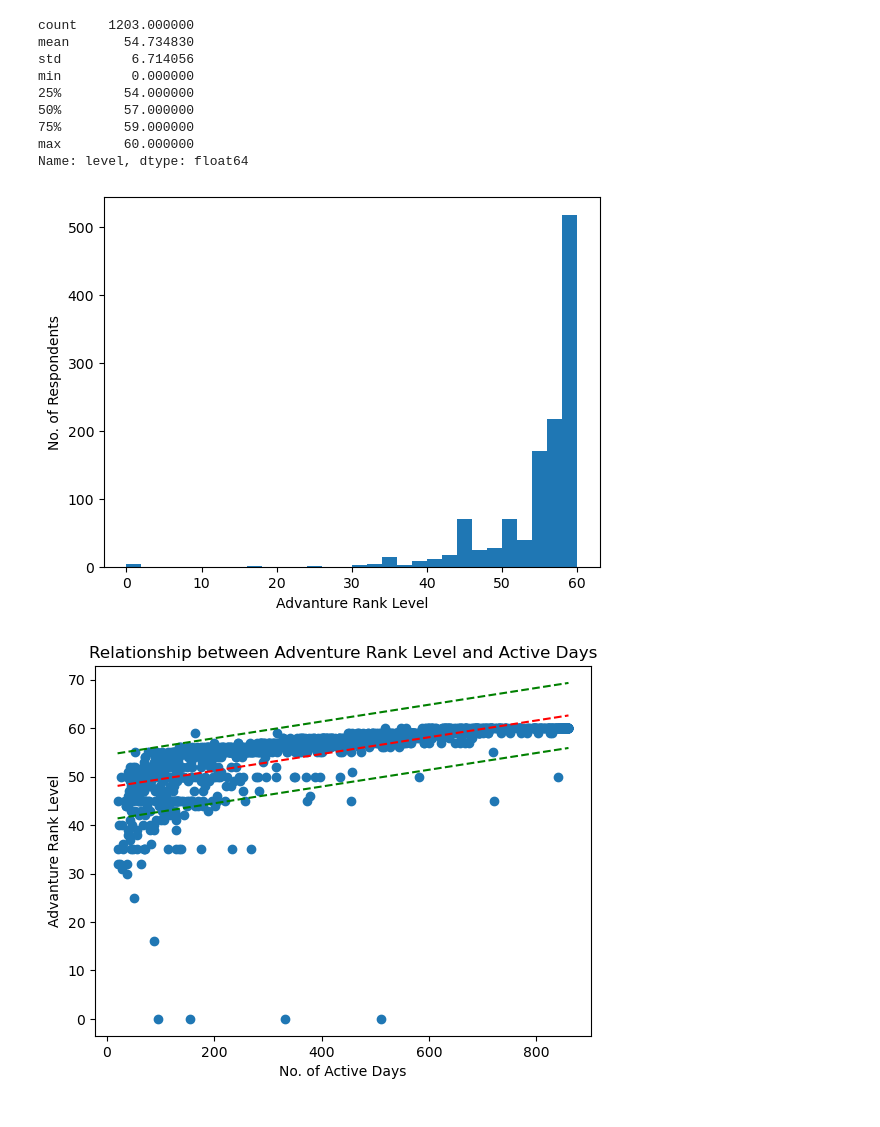
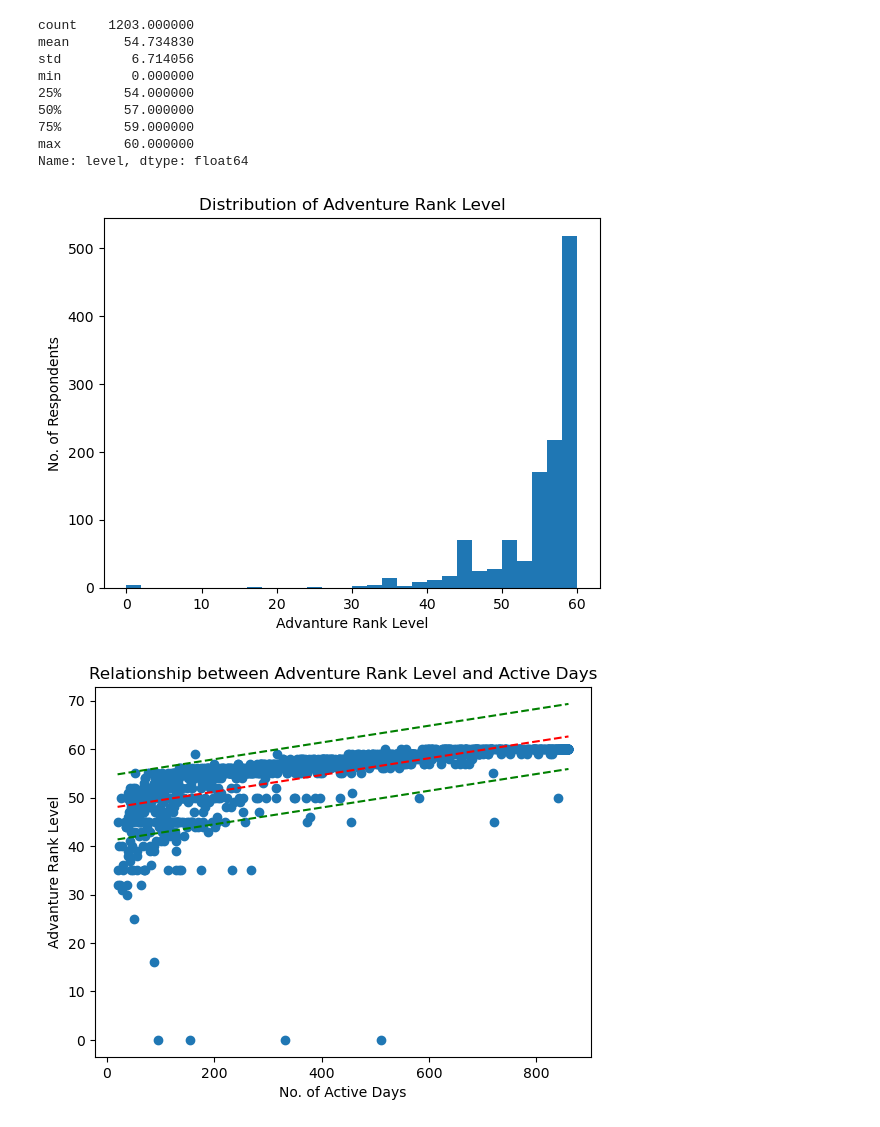
Before and after one commit to jasonchuangkw/project_genshin, a Jupyter notebook: codes/eda_and_analysis.ipynb, the cells around one changed output. Drawn from its saved outputs; the diff is of its cells as text; code cells hidden in the pictures.

```diff
--- a/codes/eda_and_analysis.ipynb
+++ b/codes/eda_and_analysis.ipynb
@@ -453,10 +455,11 @@ Name: level, dtype: float64
 # %%
 plt.hist(df.level, bins=30)
 plt.xlabel("Advanture Rank Level")
 plt.ylabel("No. of Respondents")
+plt.title("Distribution of Adventure Rank Level")
 plt.show()
 # %% [output]
-[figure, old version]
+[figure, new version]
 # %%
 df = df.sort_values(by=['days_active'])
 x = df.days_active.tolist()
```
Also changed, not shown: parts of 76 cells of this notebook.
